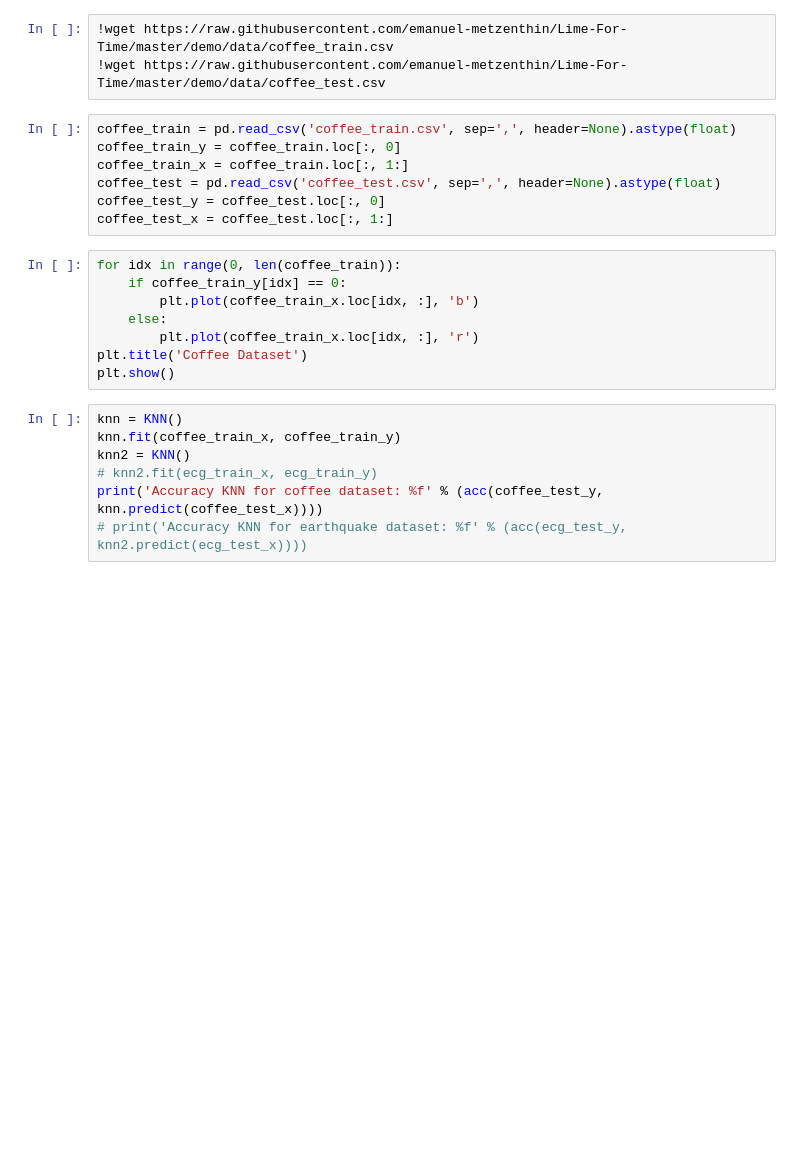
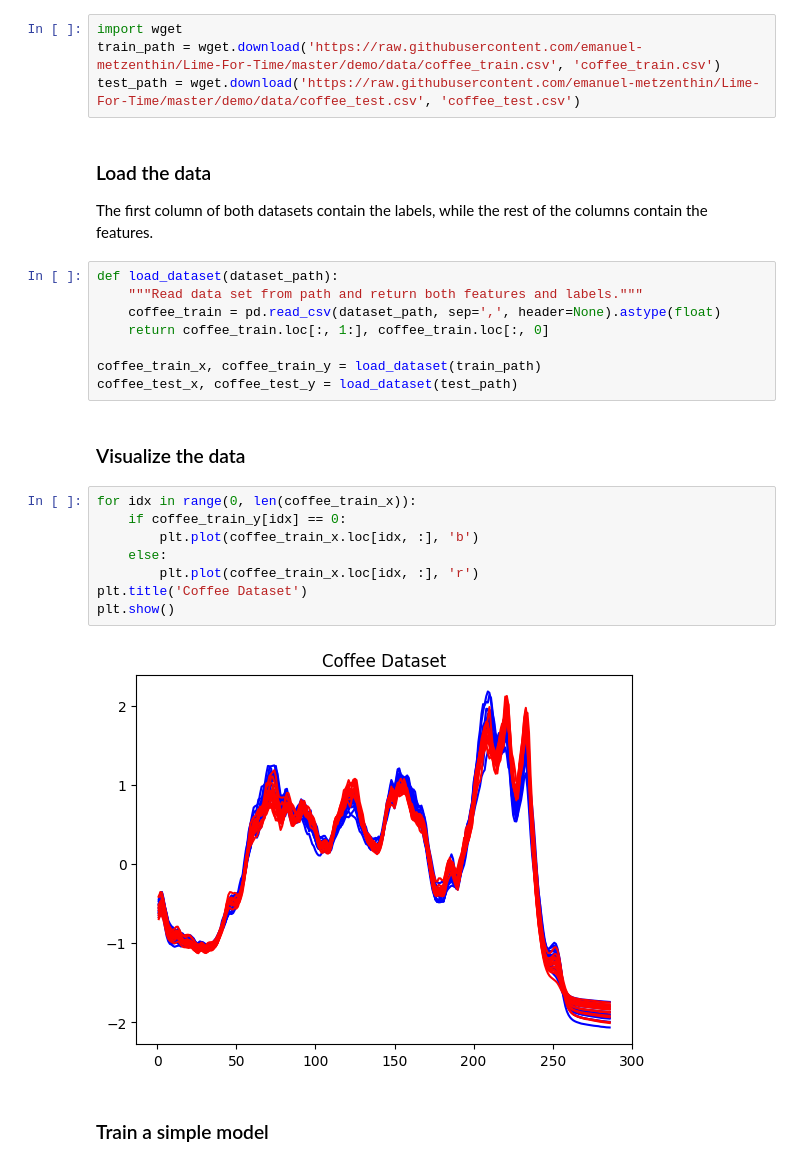
Before and after one commit to dianna-ai/dianna-exploration, a Jupyter notebook: example_data/model_generation/coffee/generate_model.ipynb, the cells around one changed output. Cells and saved outputs as stored; diff of their text form; blank space fills up the shorter version.

Commit message:
organize and finalize coffee model notebook

```diff
--- a/example_data/model_generation/coffee/generate_model.ipynb
+++ b/example_data/model_generation/coffee/generate_model.ipynb
@@ -11,26 +9,30 @@ import math
 # %%
-!wget https://raw.githubusercontent.com/emanuel-metzenthin/Lime-For-Time/master/demo/data/coffee_train.csv
-!wget https://raw.githubusercontent.com/emanuel-metzenthin/Lime-For-Time/master/demo/data/coffee_test.csv
+import wget
+train_path = wget.download('https://raw.githubusercontent.com/emanuel-metzenthin/Lime-For-Time/master/demo/data/coffee_train.csv', 'coffee_train.csv')
+test_path = wget.download('https://raw.githubusercontent.com/emanuel-metzenthin/Lime-For-Time/master/demo/data/coffee_test.csv', 'coffee_test.csv')
-# %%
-coffee_train = pd.read_csv('coffee_train.csv', sep=',', header=None).astype(float)
-coffee_train_y = coffee_train.loc[:, 0]
-coffee_train_x = coffee_train.loc[:, 1:]
-coffee_test = pd.read_csv('coffee_test.csv', sep=',', header=None).astype(float)
-coffee_test_y = coffee_test.loc[:, 0]
-coffee_test_x = coffee_test.loc[:, 1:]
+# %% [markdown]
+### Load the data
+The first column of both datasets contain the labels, while the rest of the columns contain the features.
+# %%
+def load_dataset(dataset_path):
+    """Read data set from path and return both features and labels."""
+    coffee_train = pd.read_csv(dataset_path, sep=',', header=None).astype(float)
+    return coffee_train.loc[:, 1:], coffee_train.loc[:, 0]
+
+coffee_train_x, coffee_train_y = load_dataset(train_path)
+coffee_test_x, coffee_test_y = load_dataset(test_path)
+# %% [markdown]
+### Visualize the data
 # %%
-for idx in range(0, len(coffee_train)):
+for idx in range(0, len(coffee_train_x)):
     if coffee_train_y[idx] == 0:
         plt.plot(coffee_train_x.loc[idx, :], 'b')
     else:
         plt.plot(coffee_train_x.loc[idx, :], 'r')
 plt.title('Coffee Dataset')
 plt.show()
+# %% [output]
+[figure, added]
-# %%
-knn = KNN()
-knn.fit(coffee_train_x, coffee_train_y)
-knn2 = KNN()
-# knn2.fit(ecg_train_x, ecg_train_y)
-print('Accuracy KNN for coffee dataset: %f' % (acc(coffee_test_y, knn.predict(coffee_test_x))))
-# print('Accuracy KNN for earthquake dataset: %f' % (acc(ecg_test_y, knn2.predict(ecg_test_x))))
+# %% [markdown]
+### Train a simple model
 # %%
```
Also changed, not shown: parts of 7 cells of this notebook, 1 other file.
